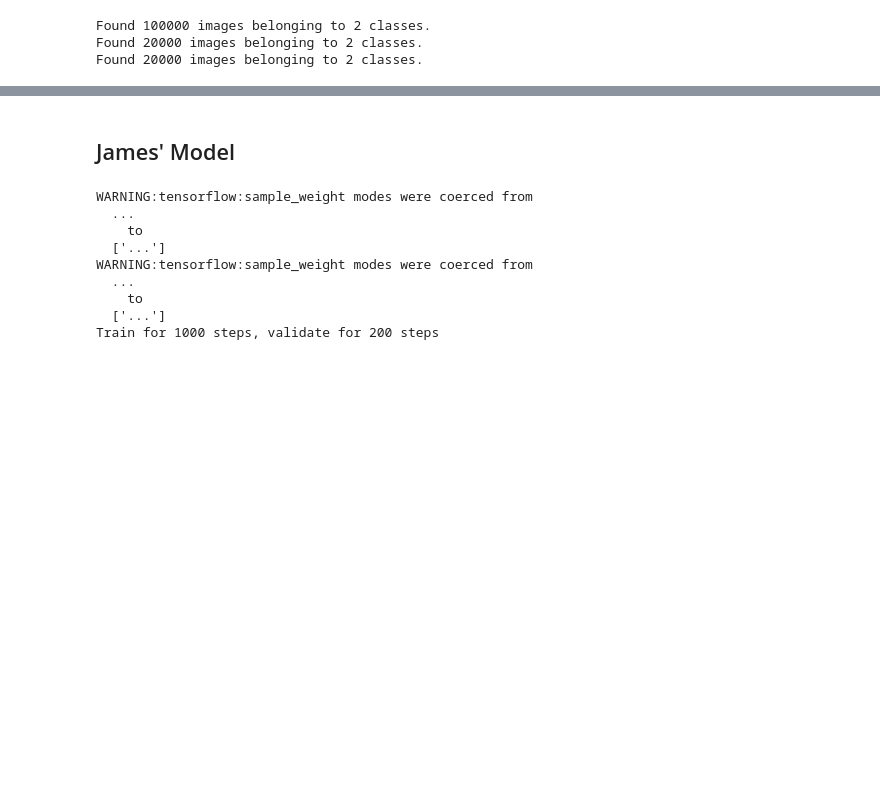
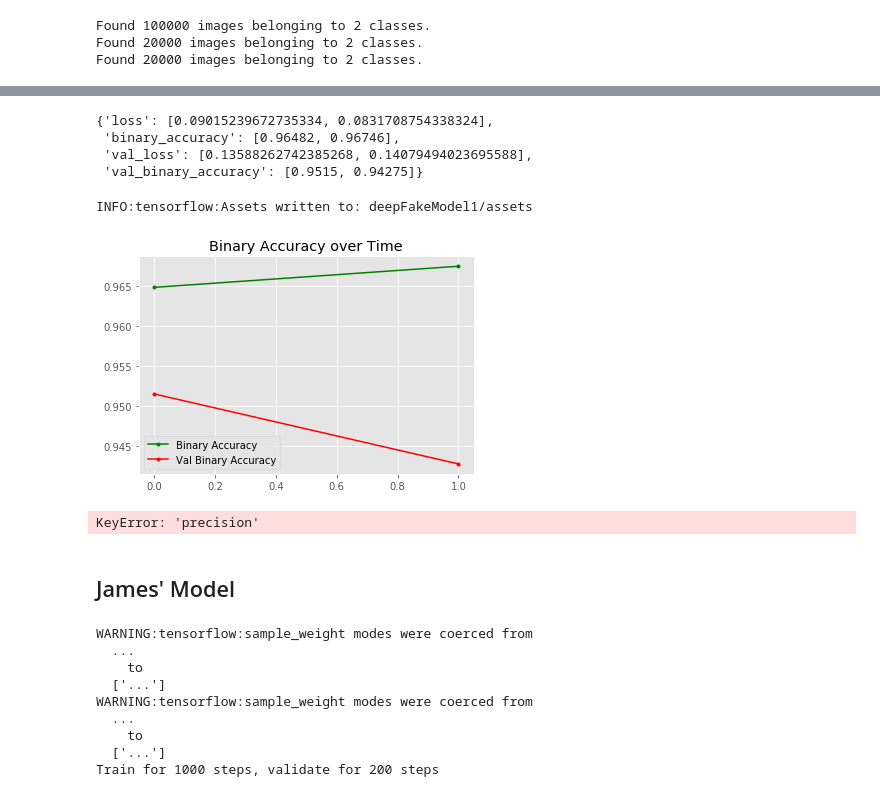
Before and after one commit to culotta2/deepFakeCNN, a Jupyter notebook: neuralNetwork_dev.ipynb, the cells around one changed output, grey strips where cells are left out. Drawn from its saved outputs; the diff is of its cells as text; code cells hidden in the pictures; blank space fills up the shorter version.

```diff
--- a/neuralNetwork_dev.ipynb
+++ b/neuralNetwork_dev.ipynb
@@ -110,0 +134,6 @@ KeyboardInterrupt:
+# %%
+model = keras.models.load_model('deepFakeModel1')
+# %%
+model.fit(train_imgs,
+          epochs = 5,
+          validation_data = val_imgs)
@@ -110,0 +151,7 @@ KeyboardInterrupt:
+# %%
+model.history.history
+# %% [output]
+{'loss': [0.09015239672735334, 0.0831708754338324],
+ 'binary_accuracy': [0.96482, 0.96746],
+ 'val_loss': [0.13588262742385268, 0.14079494023695588],
+ 'val_binary_accuracy': [0.9515, 0.94275]}
@@ -111,3 +160,23 @@ KeyboardInterrupt:
+# %%
+model.save('deepFakeModel_save')
+# %% [output]
+INFO:tensorflow:Assets written to: deepFakeModel1/assets
+# %%
+plt.plot(model.history.history['binary_accuracy'], 'g.-', label = 'Binary Accuracy')
+plt.plot(model.history.history['val_binary_accuracy'], 'r.-', label = 'Val Binary Accuracy')
+plt.legend()
+plt.title('Binary Accuracy over Time')
+plt.show()
+# %% [output]
+[figure, added]
+# %%
+plt.plot(model_fit.history['precision'], 'g.-', label = 'Precision')
+plt.plot(model_fit.history['val_precision'], 'r.-', label = 'Val Precision')
+plt.legend()
+plt.title('Precision over Time')
+plt.show()
+# %% [output]
+KeyError: 'precision'
 # %% [markdown]
 ## James' Model
 # %%
```
Also changed, not shown: parts of 13 cells of this notebook.
